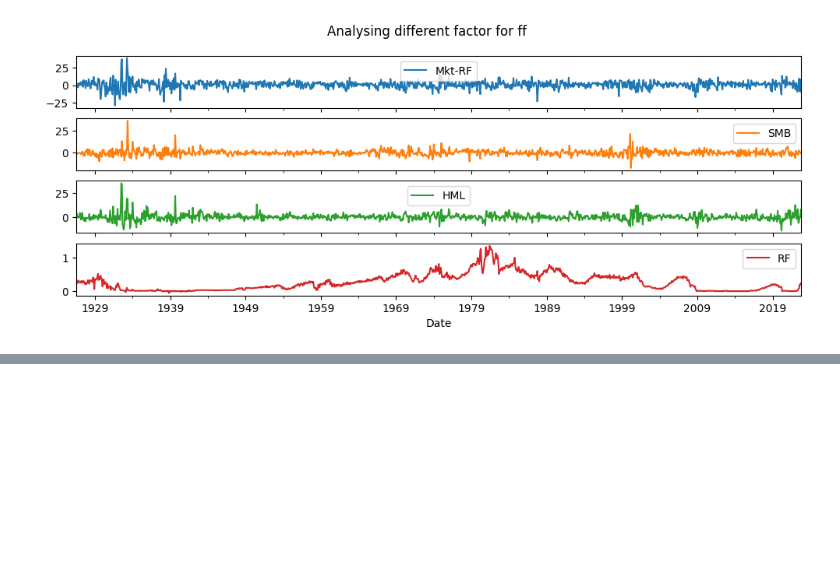
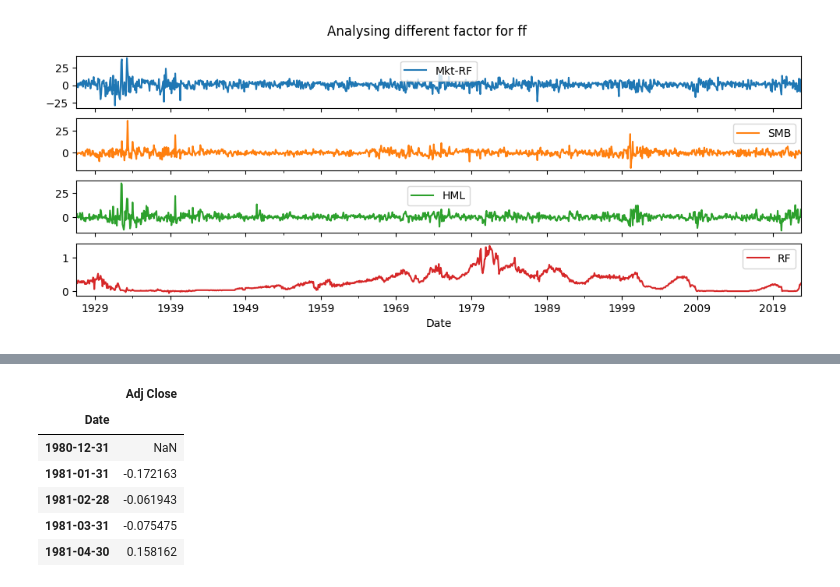
Before and after one commit to leoneleo/risk_factor_model, a Jupyter notebook: risk_model.ipynb, the cells around one changed output, grey strips where cells are left out. Drawn from its saved outputs; the diff is of its cells as text; code cells hidden in the pictures; blank space fills up the shorter version.

```diff
--- a/risk_model.ipynb
+++ b/risk_model.ipynb
@@ -90,0 +134,10 @@ NameError: name 'matplotlib' is not defined
+# %%
+APPLE_df.head()
+# %% [output]
+|  | Adj Close |
+| Date |  |
+| 1980-12-31 | NaN |
+| 1981-01-31 | -0.172163 |
+| 1981-02-28 | -0.061943 |
+| 1981-03-31 | -0.075475 |
+| 1981-04-30 | 0.158162 |
```
Also changed, not shown: parts of 9 cells of this notebook, 1 other file.
